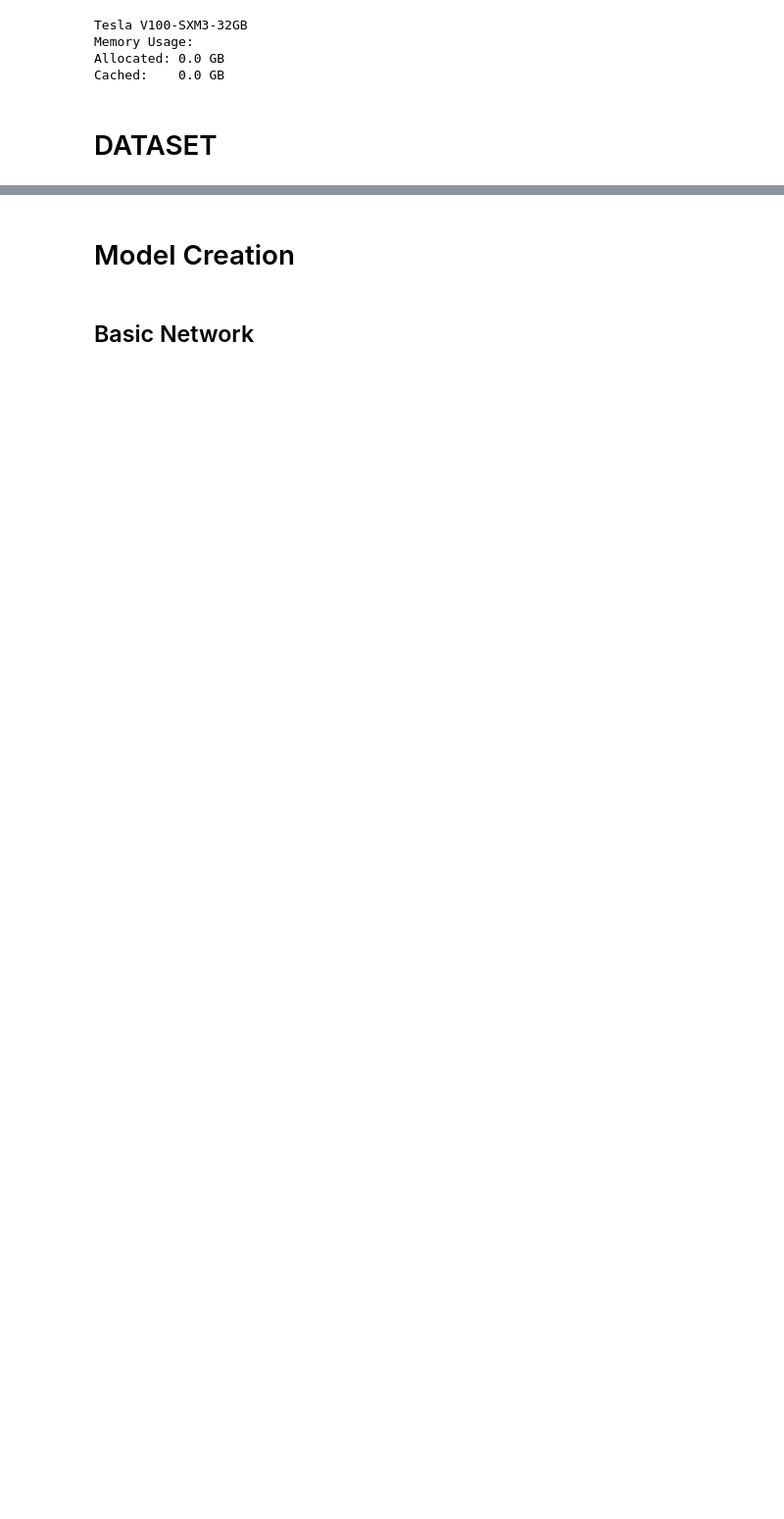
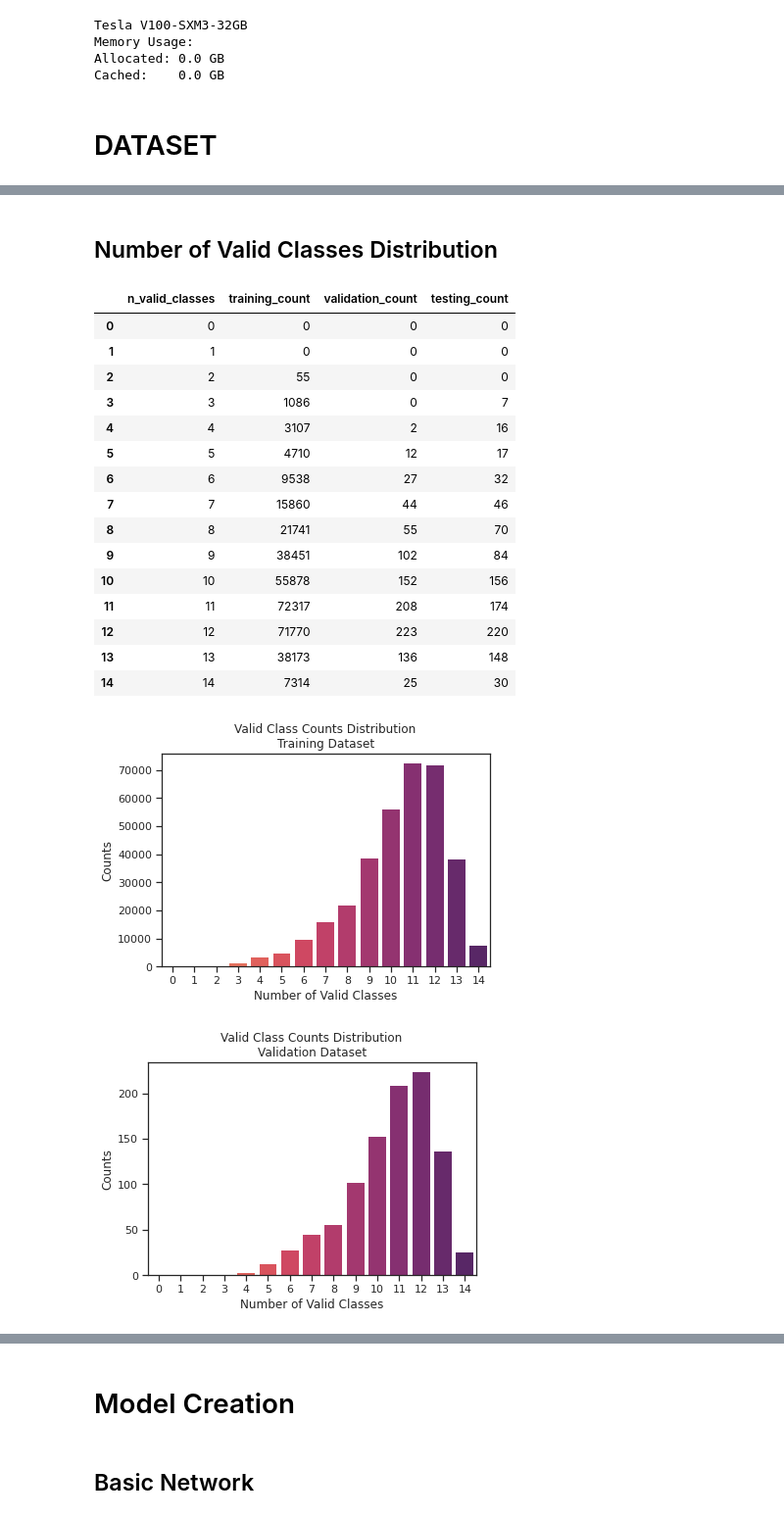
Before and after one commit to TrongTheAlpaca/mahjong_project, a Jupyter notebook: model.ipynb, the cells around one changed output, grey strips where cells are left out. Shown at 98% size. Cells and saved outputs as stored; diff of their text form; code cells hidden in the pictures; blank space fills up the shorter version.

```diff
--- a/model.ipynb
+++ b/model.ipynb
@@ -33,3 +66,10 @@ True
+# %%
+# sns.set_style("ticks")
+# sns.set_style("darkgrid", {"axes.facecolor": ".9"})
+sns.set_style("whitegrid")
+# sns.set_style("darkgrid")
+
+sns.set_palette('bright')
 # %%
 !nvidia-smi
 # %% [output]
@@ -134,7 +174,7 @@ np.random.seed(0)
 
 DEVICE = torch.device("cuda")
 EPOCHS = 20
-DATASET_CONFIG = 'test_heavy'
+DATASET_CONFIG = 'balanced_test_medium'
 SHUFFLE_DATASET = True
 
 if DEVICE.type == 'cuda':
@@ -393,0 +404,67 @@ plt.show()
+# %% [markdown]
+## Number of Valid Classes Distribution
+# %%
+def get_valid_counts(dataset, column_name):
+    n_valid, frequency   = np.unique(torch.sum(dataset.x_data[:, 68:102].bool(), dim=1).numpy(), return_counts=True)
+
+    data = pd.DataFrame({
+        "n_valid_classes": n_valid,
+        column_name: frequency
+    })
+    data = data.set_index('n_valid_classes')
+    data = data.reindex(np.arange(0, 14 + 1, dtype=int), fill_value=0)
+
+    return data
+
+
+def display_valid_class_distribution(df, count_column, title):
+    # https://seaborn.pydata.org/generated/seaborn.barplot.html#seaborn.barplot
+    # http://alanpryorjr.com/visualizations/seaborn/countplot/countplot/
+    sns.set(style="ticks", font_scale=1)
+    ax = sns.barplot(data=df,
+                     x="n_valid_classes",
+                     y=count_column,
+                     palette="flare",
+                     saturation=10,
+                     edgecolor=(0,0,0),
+                     linewidth=0,)
+
+    plt.title(title)
+    plt.xlabel('Number of Valid Classes')
+    plt.ylabel('Counts')
+
+    plt.xticks(range(0, 15))
+
+    plt.show()
+
+
+inversion_count_df = pd.concat([
+    get_valid_counts(train_dataset      , "training_count"),
+    get_valid_counts(validation_dataset , "validation_count"),
+    get_valid_counts(test_dataset       , "testing_count")],
+    axis=1).reset_index()
+
+display(inversion_count_df)
+
+display_valid_class_distribution(inversion_count_df, "training_count", 'Valid Class Counts Distribution\nTraining Dataset')
+display_valid_class_distribution(inversion_count_df, "validation_count", 'Valid Class Counts Distribution\nValidation Dataset')
+display_valid_class_distribution(inversion_count_df, "testing_count", 'Valid Class Counts Distribution\nTesting Dataset')
+# %% [output]
+|  | n_valid_classes | training_count | validation_count | testing_count |
+| 0 | 0 | 0 | 0 | 0 |
+| 1 | 1 | 0 | 0 | 0 |
+| 2 | 2 | 55 | 0 | 0 |
+| 3 | 3 | 1086 | 0 | 7 |
+| 4 | 4 | 3107 | 2 | 16 |
+| 5 | 5 | 4710 | 12 | 17 |
+| 6 | 6 | 9538 | 27 | 32 |
+| 7 | 7 | 15860 | 44 | 46 |
+| 8 | 8 | 21741 | 55 | 70 |
+| 9 | 9 | 38451 | 102 | 84 |
+| 10 | 10 | 55878 | 152 | 156 |
+| 11 | 11 | 72317 | 208 | 174 |
+| 12 | 12 | 71770 | 223 | 220 |
+| 13 | 13 | 38173 | 136 | 148 |
+| 14 | 14 | 7314 | 25 | 30 |
+[figure, added]
+[figure, added]
```
Also changed, not shown: parts of 66 cells of this notebook, 2 other files.
